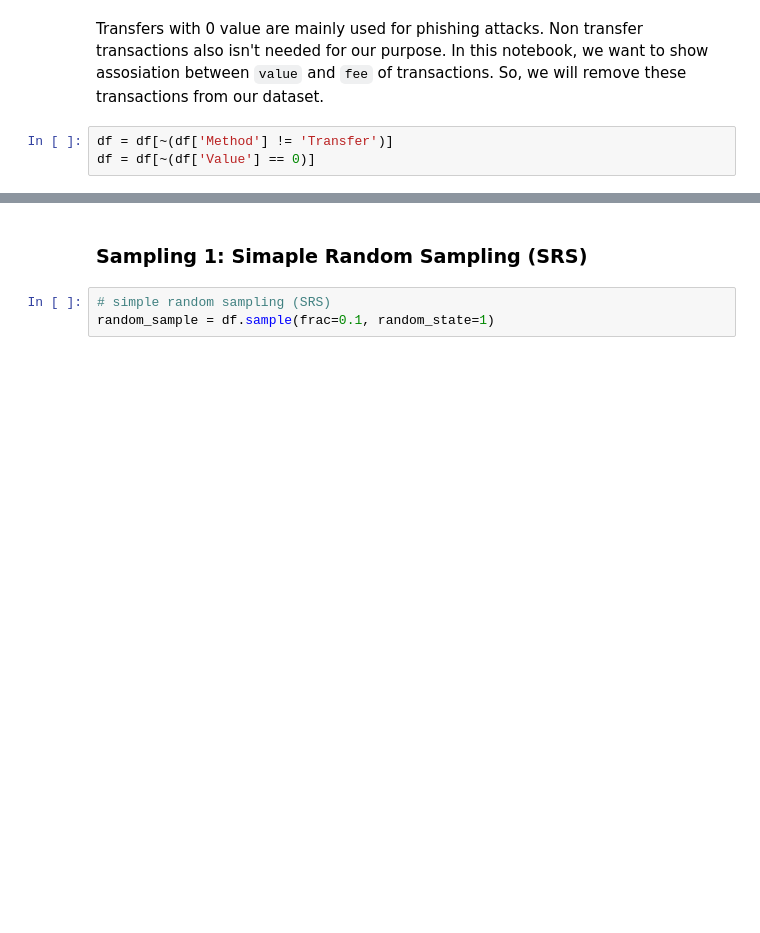
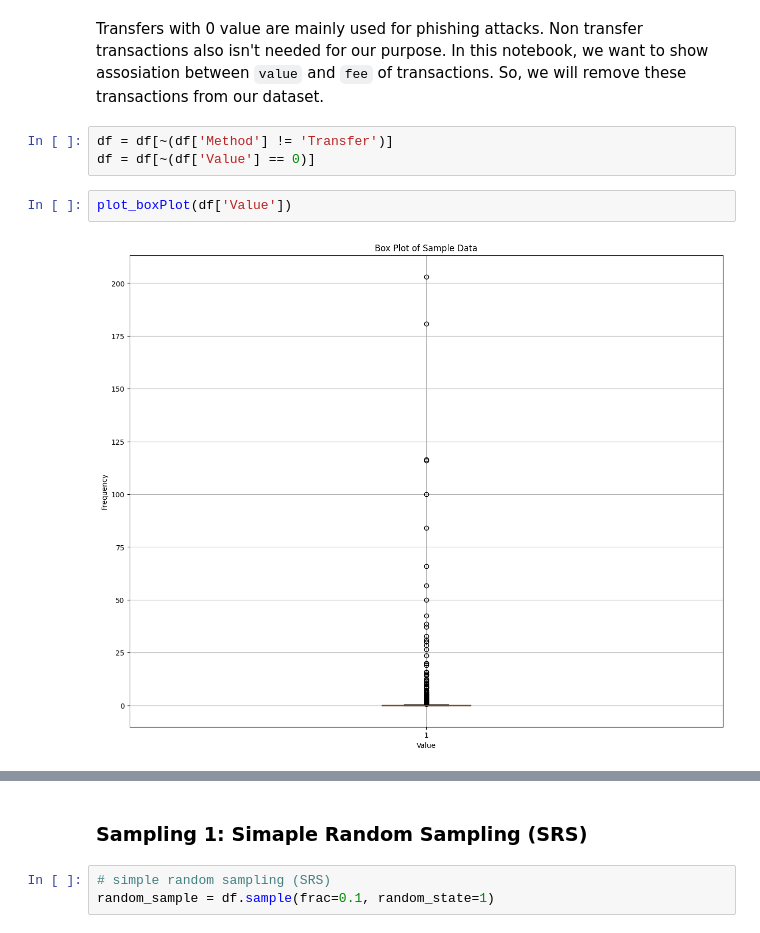
Before and after one commit to Hadi-loo/Introduction-to-Data-Science-Course, a Jupyter notebook: CA0. Web Scrapping/web scrapping.ipynb, the cells around one changed output, grey strips where cells are left out. Drawn from its saved outputs; the diff is of its cells as text; blank space fills up the shorter version.

```diff
--- a/CA0. Web Scrapping/web scrapping.ipynb
+++ b/CA0. Web Scrapping/web scrapping.ipynb
@@ -622,3 +622,7 @@ Transfers with 0 value are mainly used for phishing attacks. Non transfer transa
 # %%
 df = df[~(df['Method'] != 'Transfer')]
 df = df[~(df['Value'] == 0)]
+# %%
+plot_boxPlot(df['Value'])
+# %% [output]
+[figure, added]
```
Also changed, not shown: parts of 21 cells of this notebook.
